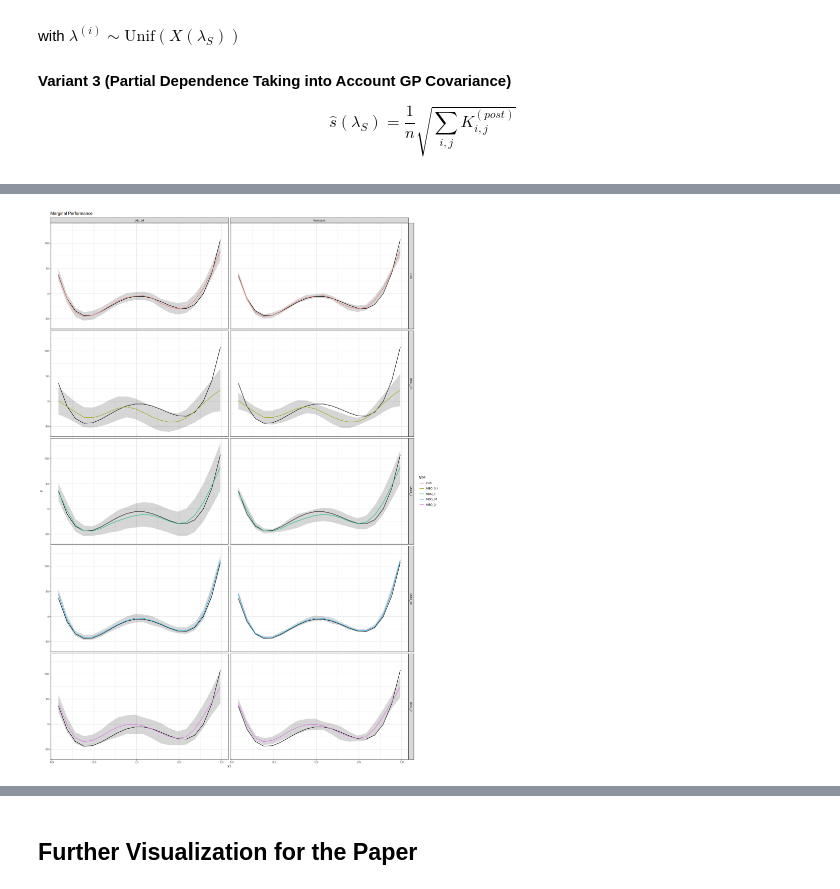
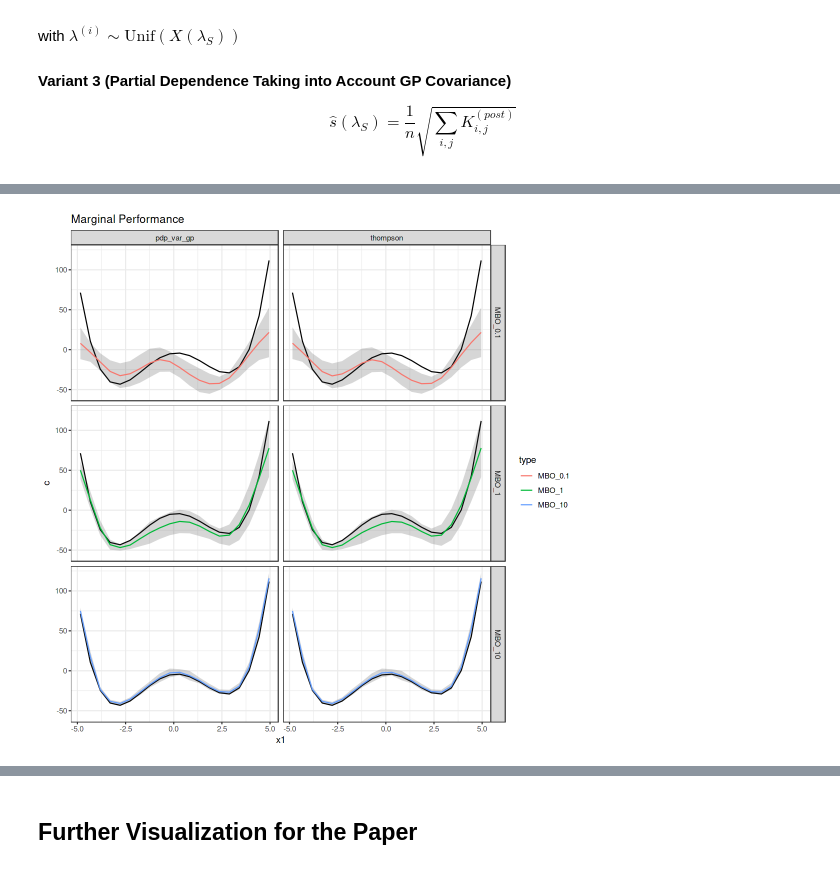
Before and after one commit to slds-lmu/paper_2021_xautoml, a Jupyter notebook: notebooks/synthetic_functions_hypotheses.ipynb, the cells around one changed output, grey strips where cells are left out. Cells and saved outputs as stored; diff of their text form; code cells hidden in the pictures.

```diff
--- a/notebooks/synthetic_functions_hypotheses.ipynb
+++ b/notebooks/synthetic_functions_hypotheses.ipynb
@@ -191,11 +158,12 @@ Warning message in (function (fn, nvars, max = FALSE, pop.size = 1000, max.gener
 # %%
 createMBOrun(fun = obj, max.evals = 50, type = "LHS", store_path = "../synthetic/mlrmbo_run_StyblinkskiTang3D_lhs.rds", init_size = 50, seed = 1234)
 # %%
-runs = list(lambda01 = readRDS("../synthetic/mlrmbo_run_StyblinkskiTang3D_01.rds"),
-            lambda1 = readRDS("../synthetic/mlrmbo_run_StyblinkskiTang3D_1.rds"),
-            lambda2 = readRDS("../synthetic/mlrmbo_run_StyblinkskiTang3D_2.rds"),
-            lambda10 = readRDS("../synthetic/mlrmbo_run_StyblinkskiTang3D_10.rds"),
-            lhs = readRDS("../synthetic/mlrmbo_run_StyblinkskiTang3D_lhs.rds"))
+runs = list(MBO_0.1 = readRDS("../synthetic/mlrmbo_run_StyblinkskiTang3D_01.rds"),
+            MBO_1 = readRDS("../synthetic/mlrmbo_run_StyblinkskiTang3D_1.rds"),
+            # MBO_2 = readRDS("../synthetic/mlrmbo_run_StyblinkskiTang3D_2.rds"),
+            MBO_10 = readRDS("../synthetic/mlrmbo_run_StyblinkskiTang3D_10.rds")# ,
+            # LHS = readRDS("../synthetic/mlrmbo_run_StyblinkskiTang3D_lhs.rds")
+           )
 # %%
 types = get_types_of_runs(runs)
 models = extract_models(runs)
@@ -382,9 +355,10 @@ $$
 # %%
 results = list()
 
-for (method in c("pdp_sd", "pdp_var", "pdp_var_gp", "thompson")) {
+for (method in c("pdp_var_gp", "thompson", "pdp_sd", "pdp_var")) {
     res = lapply(names(models), function(m) {
         pp = marginal_effect_sd_over_mean(models[[m]], "x1", data, method = method)
+        # pp = marginal_effect_sd_over_mean(models[[m]], "x1", as.data.frame(runs[[m]]$opt.path), method = method)
         pp$type = m
         pp
     })
@@ -397,8 +380,8 @@ results = do.call(rbind, results)
 # %%
-options(repr.plot.width=18, repr.plot.height=25)
+options(repr.plot.width=9, repr.plot.height=9)
 
-pl = p + geom_ribbon(data = results[method %in% c("pdp_sd", "thompson"), ], aes(x = x1, ymin = mean - 2 * sd, ymax = mean + 2 * sd), alpha = 0.2)
-pl = pl + geom_line(data = results[method %in% c("pdp_sd", "thompson"), ], aes(x = x1, y = mean, colour = type)) + facet_grid(type ~ method)
+pl = p + geom_ribbon(data = results[method %in% c("pdp_var_gp", "thompson"), ], aes(x = x1, ymin = mean - 2 * sd, ymax = mean + 2 * sd), alpha = 0.2)
+pl = pl + geom_line(data = results[method %in% c("pdp_var_gp", "thompson"), ], aes(x = x1, y = mean, colour = type)) + facet_grid(type ~ method)
 pl
 # %% [output]
-[figure, old version]
+[figure, new version]
```
Also changed, not shown: parts of 48 cells of this notebook, 1 other file.
